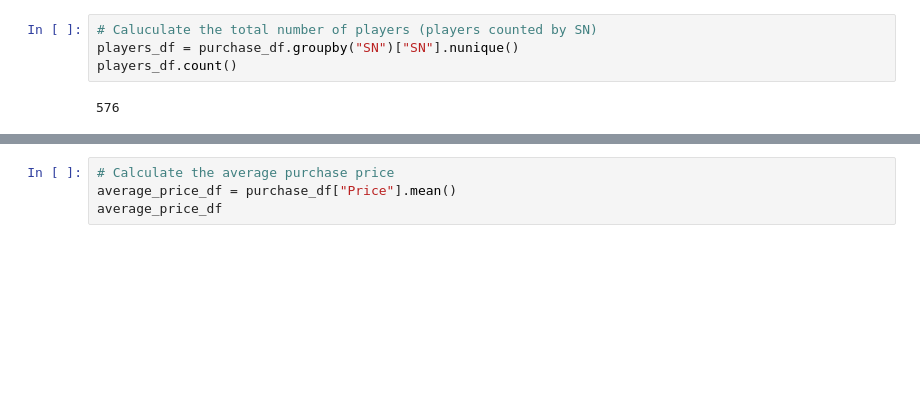
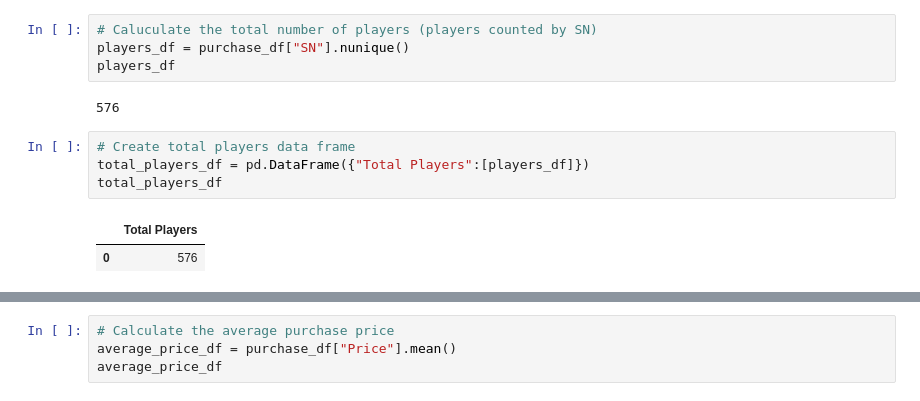
Before and after one commit to bareardon/pandas-challenge, a Jupyter notebook: HeroesOfPymoli/HeroesOfPymoli.ipynb, the cells around one changed output, grey strips where cells are left out. Cells and saved outputs as stored; diff of their text form; blank space fills up the shorter version.

```diff
--- a/HeroesOfPymoli/HeroesOfPymoli.ipynb
+++ b/HeroesOfPymoli/HeroesOfPymoli.ipynb
@@ -16,9 +16,16 @@ purchase_df.head()
 | 4 | 4 | Iskosia90 | 23 | Male | 131 | Fury | 1.44 |
 # %%
 # Caluculate the total number of players (players counted by SN)
-players_df = purchase_df.groupby("SN")["SN"].nunique()
-players_df.count()
+players_df = purchase_df["SN"].nunique()
+players_df
 # %% [output]
 576
+# %%
+# Create total players data frame
+total_players_df = pd.DataFrame({"Total Players":[players_df]})
+total_players_df
+# %% [output]
+|  | Total Players |
+| 0 | 576 |
 # %%
 # Calculate the number of unique items
```
Also changed, not shown: parts of 21 cells of this notebook.
